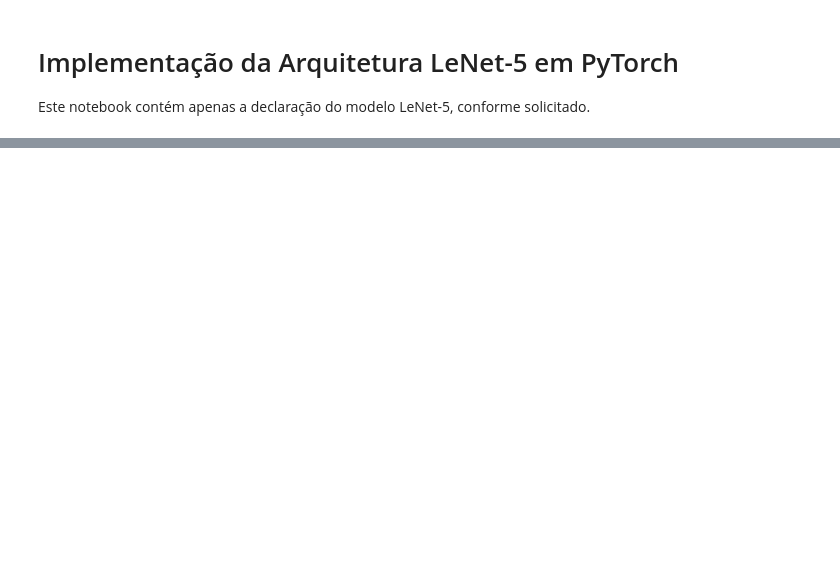
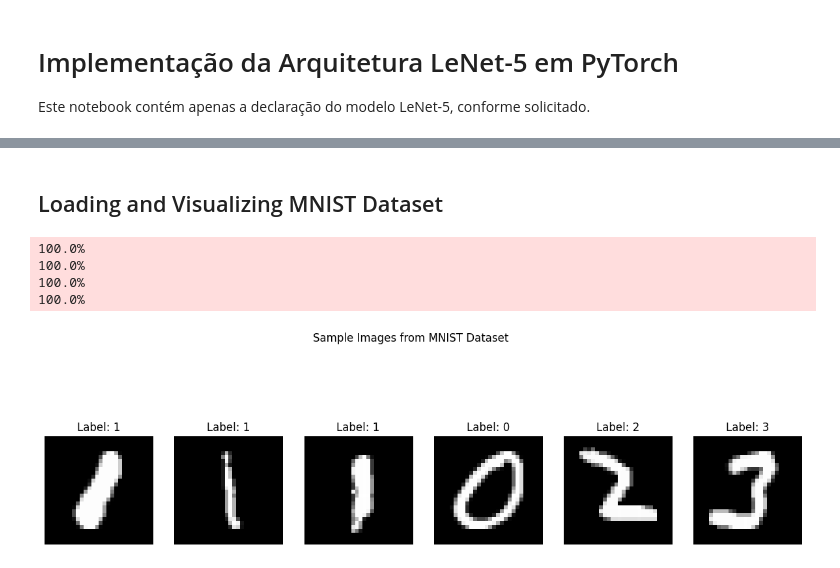
Before and after one commit to davigomesflorencio/nlw_operator, a Jupyter notebook: lenet5.ipynb, the cells around one changed output, grey strips where cells are left out. Saved outputs shown, nothing was run; the diff lists cells and outputs as text; code cells hidden in the pictures; blank space fills up the shorter version.

```diff
--- a/lenet5.ipynb
+++ b/lenet5.ipynb
@@ -62,0 +91,28 @@ print(model)
+# %% [markdown]
+## Loading and Visualizing MNIST Dataset
+# %%
+from torchvision import datasets, transforms
+from torch.utils.data import DataLoader
+
+transform = transforms.Compose([transforms.ToTensor()])
+
+train_dataset = datasets.MNIST(root='./data', train=True, download=True, transform=transform)
+train_loader = DataLoader(train_dataset, batch_size=6, shuffle=True)
+
+dataiter = iter(train_loader)
+images, labels = next(dataiter)
+
+fig, axes = plt.subplots(1, 6, figsize=(15, 5))
+for i, ax in enumerate(axes):
+    ax.imshow(images[i].squeeze(), cmap='gray')
+    ax.set_title(f'Label: {labels[i].item()}')
+    ax.axis('off')
+
+plt.suptitle('Sample Images from MNIST Dataset')
+plt.show()
+# %% [output]
+100.0%
+100.0%
+100.0%
+100.0%
+[figure, added]
```
Also changed, not shown: parts of 15 cells of this notebook.
